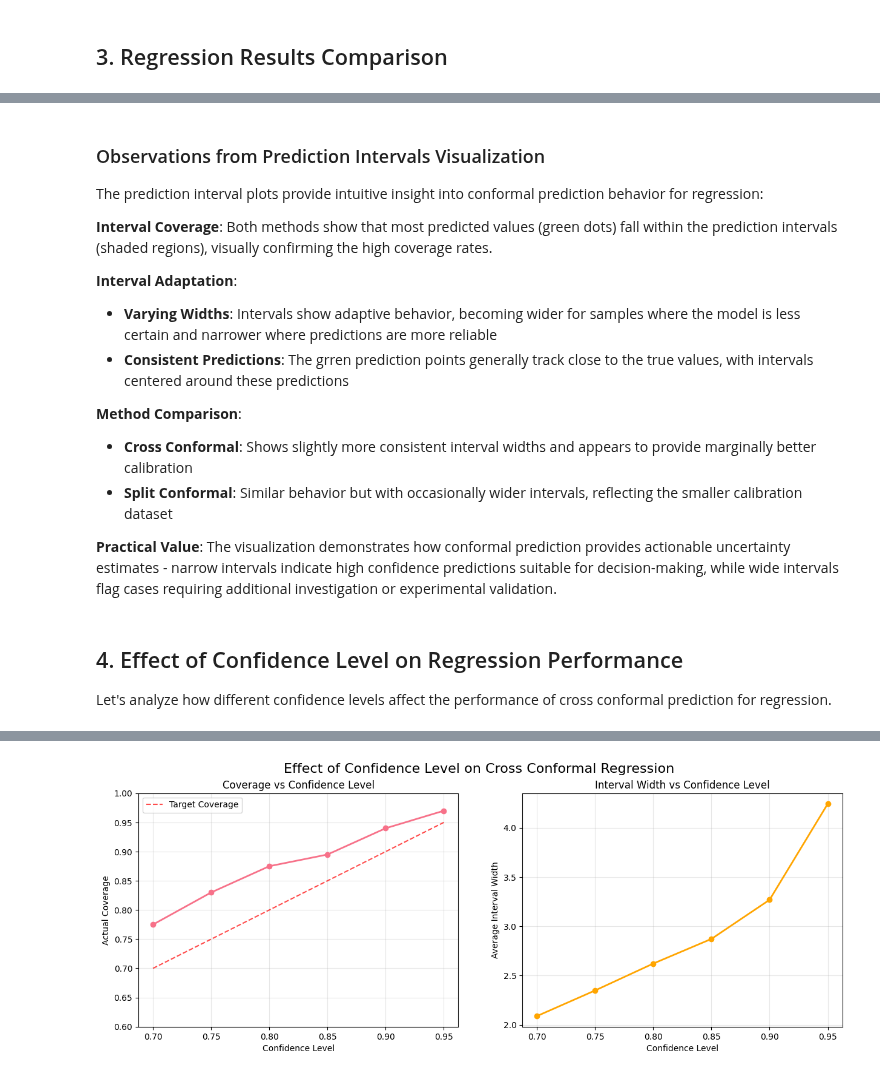
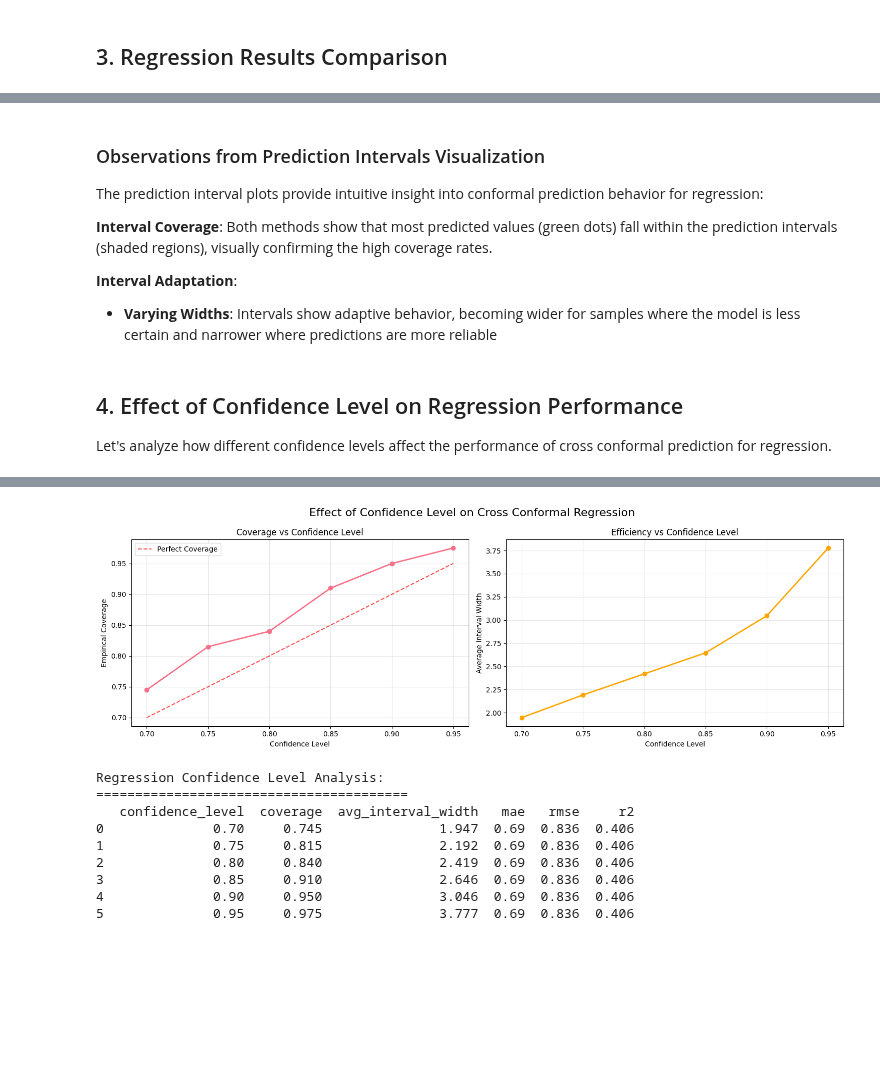
Before and after one commit to basf/MolPipeline, a Jupyter notebook: notebooks/advanced_04_conformal_prediction.ipynb, the cells around one changed output, grey strips where cells are left out. Saved outputs shown, nothing was run; the diff lists cells and outputs as text; code cells hidden in the pictures; blank space fills up the shorter version.

Commit message:
huge update splitting to classifier and predictor and simply wrapping crepes functions

```diff
--- a/notebooks/advanced_04_conformal_prediction.ipynb
+++ b/notebooks/advanced_04_conformal_prediction.ipynb
@@ -113,7 +111,15 @@ pipeline_clf = Pipeline(
     [
         ("smi2mol", SmilesToMol()),
         ("error_filter", error_filter_clf),
-        ("morgan", MolToMorganFP(radius=FP_RADIUS, n_bits=FP_SIZE, return_as="dense")),
+        (
+            "morgan",
+            MolToMorganFP(
+                radius=FP_RADIUS,
+                n_bits=FP_SIZE,
+                return_as="dense",
+                counted=True,
+            ),
+        ),
         (
             "filter_reinserter",
             FilterReinserter.from_error_filter(error_filter_clf, fill_value=np.nan),
@@ -148,7 +154,15 @@ pipeline_reg = Pipeline(
     [
         ("smi2mol", SmilesToMol()),
         ("error_filter", error_filter_reg),
-        ("morgan", MolToMorganFP(radius=FP_RADIUS, n_bits=FP_SIZE, return_as="dense")),
+        (
+            "morgan",
+            MolToMorganFP(
+                radius=FP_RADIUS,
+                n_bits=FP_SIZE,
+                return_as="dense",
+                counted=True,
+            ),
+        ),
         (
             "filter_reinserter",
             FilterReinserter.from_error_filter(error_filter_reg, fill_value=np.nan),
@@ -1287,13 +1337,6 @@ The prediction interval plots provide intuitive insight into conformal predictio
 
 **Interval Adaptation**:
 - **Varying Widths**: Intervals show adaptive behavior, becoming wider for samples where the model is less certain and narrower where predictions are more reliable
-- **Consistent Predictions**: The grren prediction points generally track close to the true values, with intervals centered around these predictions
-
-**Method Comparison**:
-- **Cross Conformal**: Shows slightly more consistent interval widths and appears to provide marginally better calibration
-- **Split Conformal**: Similar behavior but with occasionally wider intervals, reflecting the smaller calibration dataset
-
-**Practical Value**: The visualization demonstrates how conformal prediction provides actionable uncertainty estimates - narrow intervals indicate high confidence predictions suitable for decision-making, while wide intervals flag cases requiring additional investigation or experimental validation.
 # %% [markdown]
 ## 4. Effect of Confidence Level on Regression Performance
 
@@ -1308,27 +1351,29 @@ for conf_level in confidence_levels:
     # Use the already trained cross conformal predictor
     intervals_conf = cross_cp_reg.predict_int(x_test_reg, confidence=conf_level)
 
-    # Evaluate
-    results_conf = evaluate_regression_conformal(
-        y_test_reg,
-        y_pred_cross_reg,
-        intervals_conf,
+    # Calculate metrics manually since we removed the custom evaluation function
+    coverage = np.mean(
+        (y_test_reg >= intervals_conf[:, 0]) & (y_test_reg <= intervals_conf[:, 1]),
+    )
+    avg_interval_width = np.mean(intervals_conf[:, 1] - intervals_conf[:, 0])
+    additional_metrics = calculate_additional_regression_metrics(
+        y_test_reg, y_pred_cross_reg,
     )
 
     reg_confidence_results.append(
         {
             "confidence_level": conf_level,
-            "coverage": results_conf["coverage"],
-            "avg_interval_width": results_conf["avg_interval_width"],
-            "mae": results_conf["mae"],
-            "rmse": results_conf["rmse"],
-            "r2": results_conf["r2"],
+            "coverage": coverage,
+            "avg_interval_width": avg_interval_width,
+            "mae": additional_metrics["mae"],
+            "rmse": additional_metrics["rmse"],
+            "r2": additional_metrics["r2"],
         },
     )
 
     print(
-        f"Confidence {conf_level:.2f}: Coverage={results_conf['coverage']:.3f}, "
-        f"Avg Interval Width={results_conf['avg_interval_width']:.3f}",
+        f"Confidence {conf_level:.2f}: Coverage={coverage:.3f}, "
+        f"Avg Interval Width={avg_interval_width:.3f}",
     )
 
 # Convert to DataFrame for easier plotting
@@ -1352,14 +1397,13 @@ axes[0].plot(
     "--",
     color="red",
     alpha=0.7,
-    label="Target Coverage",
+    label="Perfect Coverage",
 )
 axes[0].set_xlabel("Confidence Level")
-axes[0].set_ylabel("Actual Coverage")
+axes[0].set_ylabel("Empirical Coverage")
 axes[0].set_title("Coverage vs Confidence Level")
 axes[0].legend()
 axes[0].grid(True, alpha=0.3)
-axes[0].set_ylim(0.6, 1.0)
 
 # Interval width vs confidence level
 axes[1].plot(
@@ -1372,12 +1416,14 @@ axes[1].plot(
 )
 axes[1].set_xlabel("Confidence Level")
 axes[1].set_ylabel("Average Interval Width")
-axes[1].set_title("Interval Width vs Confidence Level")
+axes[1].set_title("Efficiency vs Confidence Level")
 axes[1].grid(True, alpha=0.3)
 
+plt.tight_layout()
+plt.show()
 
-print("\nRegression Confidence Level Analysis Summary:")
-print("=" * 60)
+print("\nRegression Confidence Level Analysis:")
+print("=" * 40)
 print(reg_conf_df.round(3))
 # %% [output]
 Analyzing confidence level effects on regression...
@@ -1400,4 +1436,13 @@ Regression Confidence Level Analysis Summary:
-[figure, old version]
+[figure, new version]
+Regression Confidence Level Analysis:
+========================================
+   confidence_level  coverage  avg_interval_width   mae   rmse     r2
+0              0.70     0.745               1.947  0.69  0.836  0.406
+1              0.75     0.815               2.192  0.69  0.836  0.406
+2              0.80     0.840               2.419  0.69  0.836  0.406
+3              0.85     0.910               2.646  0.69  0.836  0.406
+4              0.90     0.950               3.046  0.69  0.836  0.406
+5              0.95     0.975               3.777  0.69  0.836  0.406
 # %% [markdown]
 ### Observations from Confidence Level Analysis (Regression)
 
```
Also changed, not shown: parts of 18 cells of this notebook, 6 other files.
